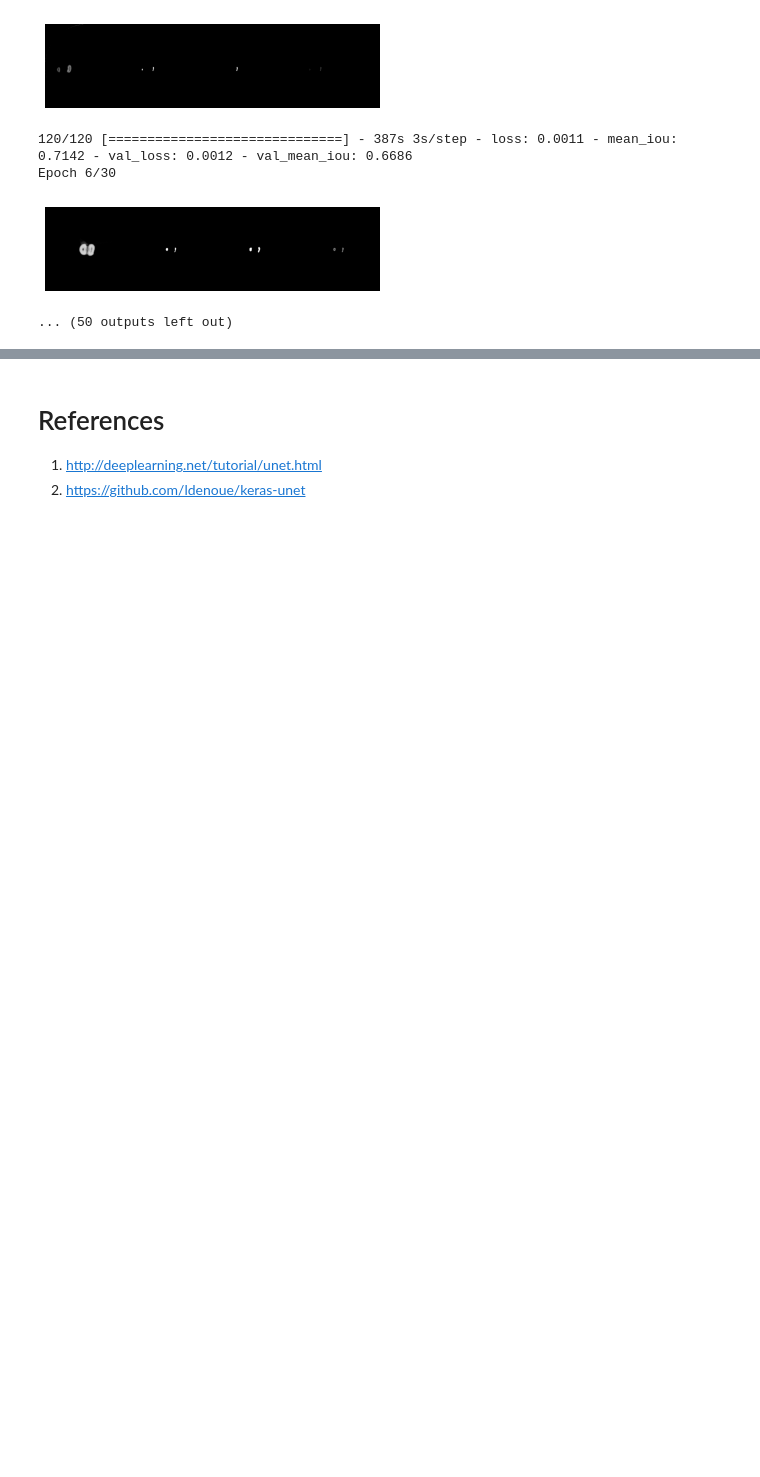
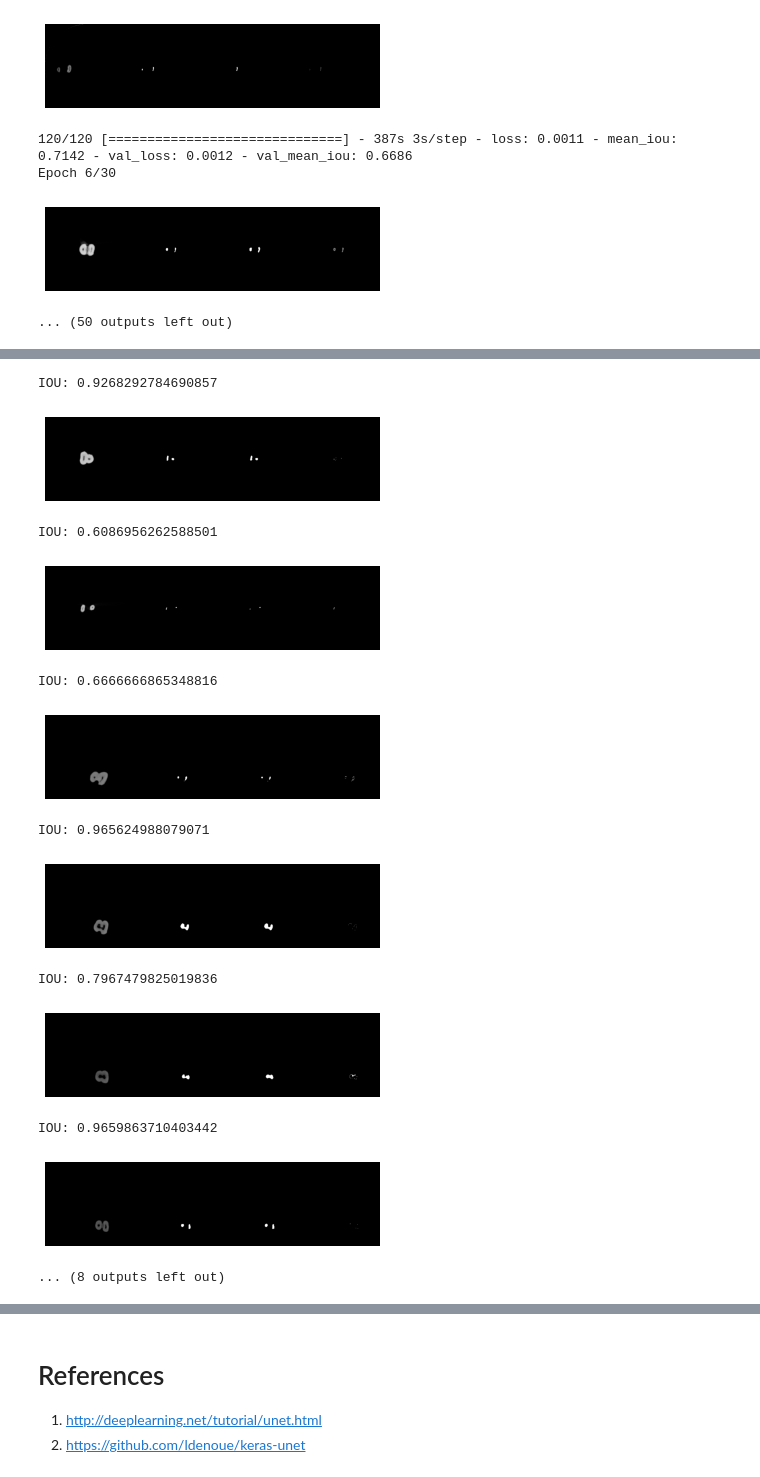
Before and after one commit to felrugo/nagy-fogas-cucc, a Jupyter notebook: Unet-roots.ipynb, the cells around one changed output, grey strips where cells are left out. Cells and saved outputs as stored; diff of their text form; code cells hidden in the pictures; blank space fills up the shorter version.

```diff
--- a/Unet-roots.ipynb
+++ b/Unet-roots.ipynb
@@ -335,0 +464,22 @@ plt.show()
+# %%
+selected_tests = np.array([
+    [6,57,185,455,601,619,729,825,986,1658],
+    [1670,1732,1866,2443,3303],
+    [75,171,373,1278,3298]
+])
+# %%
+processImages(selected_tests[0])
+# %% [output]
+IOU: 0.9268292784690857
+[figure, added]
+IOU: 0.6086956262588501
+[figure, added]
+IOU: 0.6666666865348816
+[figure, added]
+IOU: 0.965624988079071
+[figure, added]
+IOU: 0.7967479825019836
+[figure, added]
+IOU: 0.9659863710403442
+[figure, added]
+... (8 outputs left out)
```
Also changed, not shown: parts of 29 cells of this notebook.
